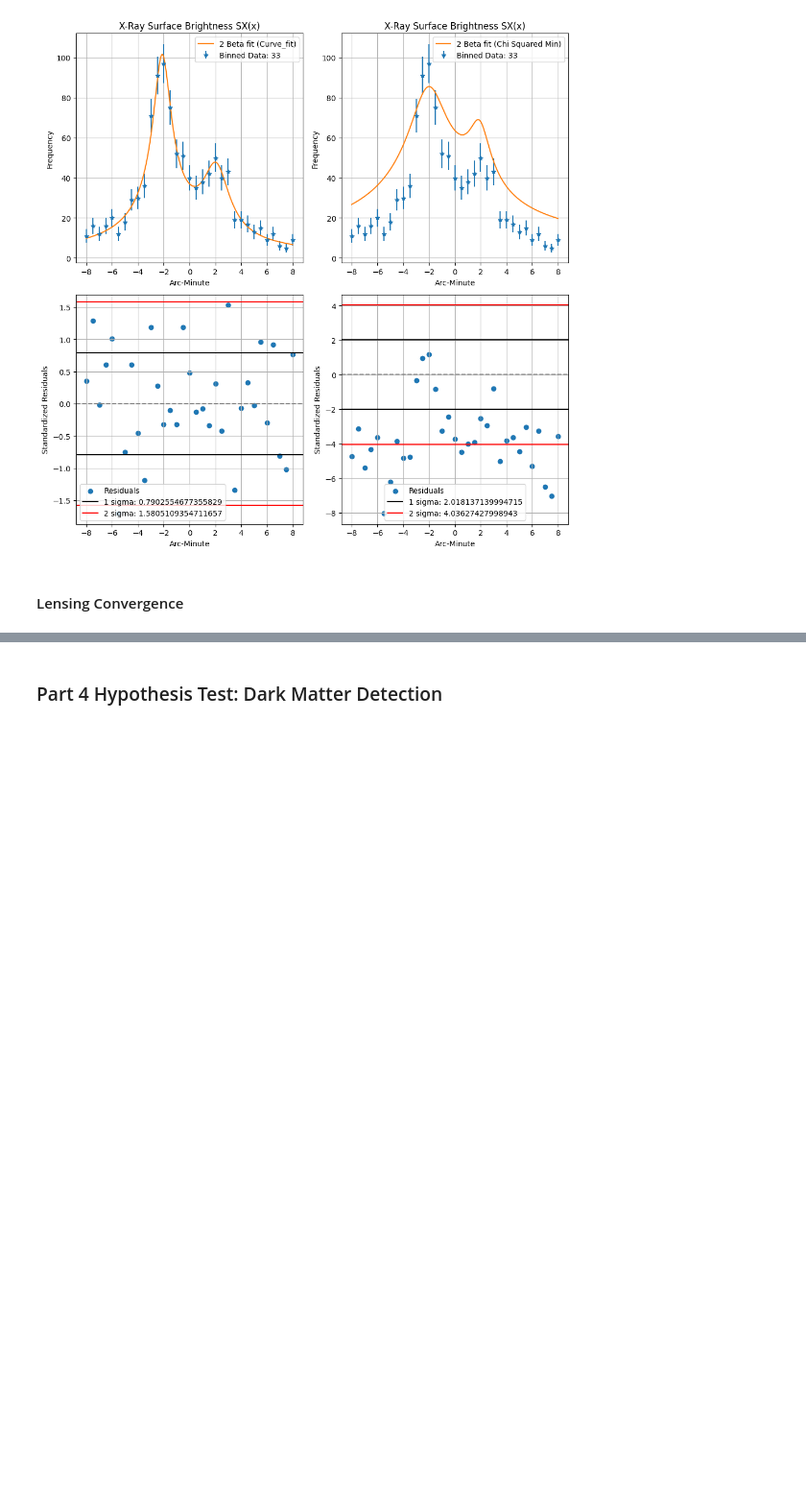
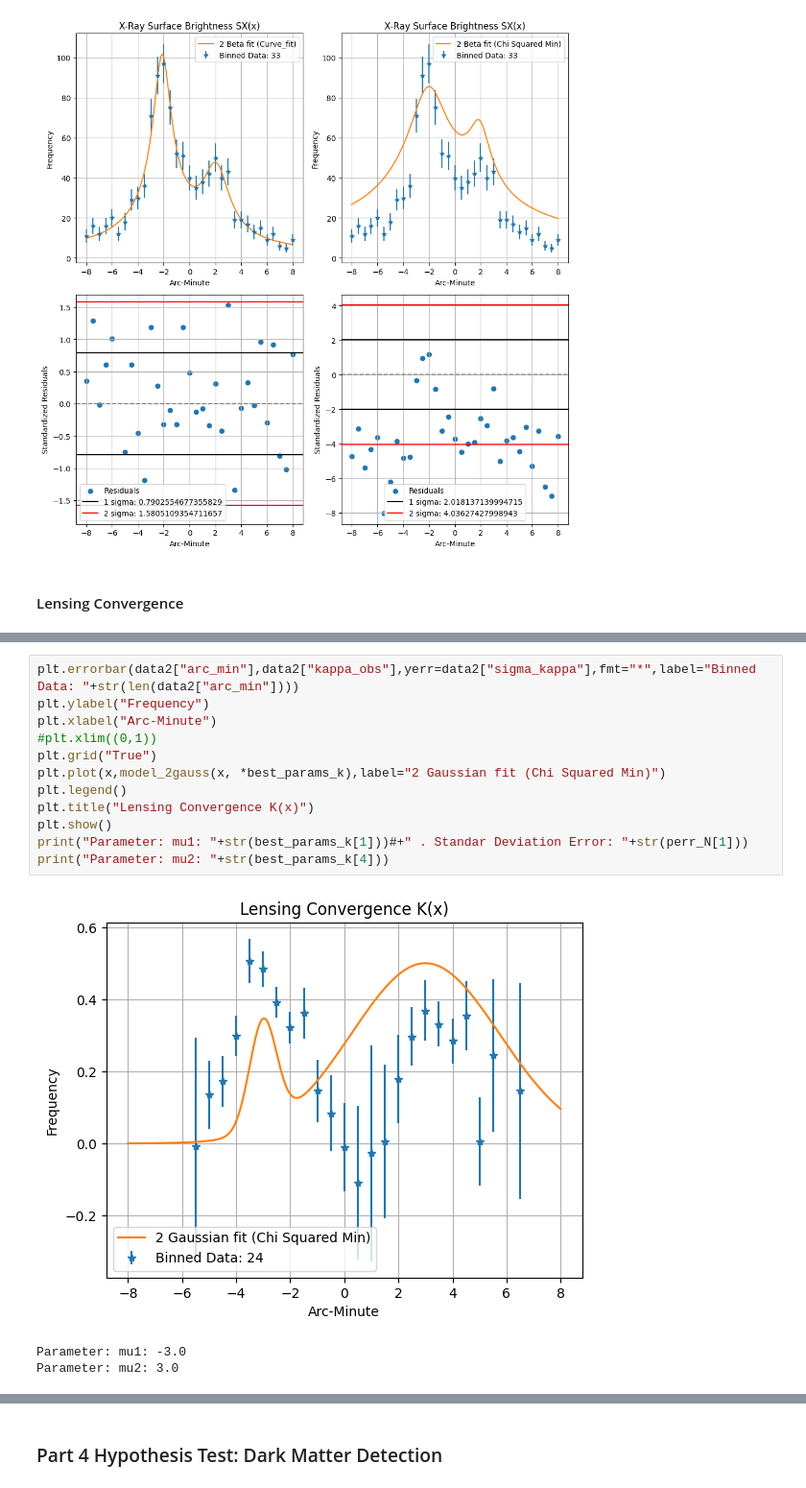
Before and after one commit to jdgv1709/Statistical-Analysis-of-the-Bullet-Cluster-Statistics-1-Course, a Jupyter notebook: Final Exam.ipynb, the cells around one changed output, grey strips where cells are left out. Shown at 96% size. Drawn from its saved outputs; the diff is of its cells as text; blank space fills up the shorter version.

```diff
--- a/Final Exam.ipynb
+++ b/Final Exam.ipynb
@@ -525,0 +606,16 @@ plt.show()
+# %%
+plt.errorbar(data2["arc_min"],data2["kappa_obs"],yerr=data2["sigma_kappa"],fmt="*",label="Binned Data: "+str(len(data2["arc_min"])))
+plt.ylabel("Frequency")
+plt.xlabel("Arc-Minute")
+#plt.xlim((0,1))
+plt.grid("True")
+plt.plot(x,model_2gauss(x, *best_params_k),label="2 Gaussian fit (Chi Squared Min)")
+plt.legend()
+plt.title("Lensing Convergence K(x)")
+plt.show()
+print("Parameter: mu1: "+str(best_params_k[1]))#+" . Standar Deviation Error: "+str(perr_N[1]))
+print("Parameter: mu2: "+str(best_params_k[4]))
+# %% [output]
+[figure, added]
+Parameter: mu1: -3.0
+Parameter: mu2: 3.0
```
Also changed, not shown: parts of 10 cells of this notebook.
